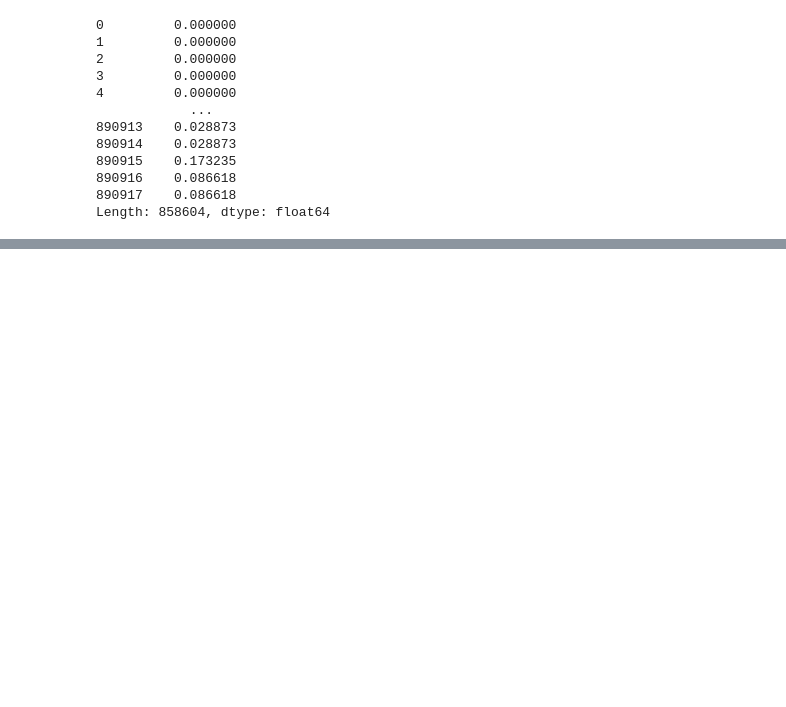
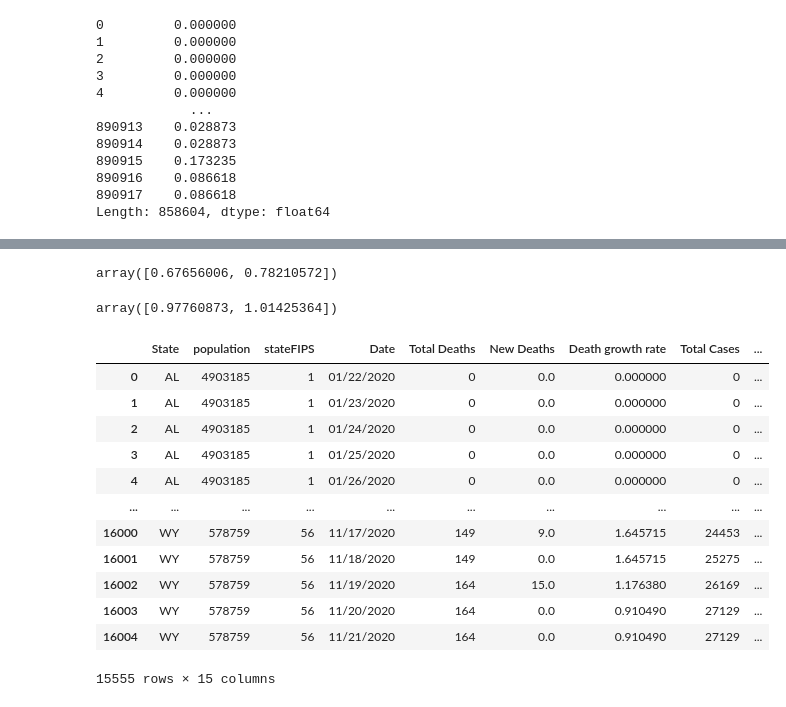
Before and after one commit to Taher-Dohadwala/cs490vis_final, a Jupyter notebook: Untitled.ipynb, the cells around one changed output, grey strips where cells are left out. Cells and saved outputs as stored; diff of their text form; code cells hidden in the pictures; blank space fills up the shorter version.

```diff
--- a/Untitled.ipynb
+++ b/Untitled.ipynb
@@ -1243,0 +1298,26 @@ state_test.to_pickle("final_state_test.gz")
+# %%
+states = pd.read_pickle("final_state_test.gz",compression="gzip")
+# %%
+np.percentile(states['Mobility'], [33, 66])
+# %% [output]
+array([0.67656006, 0.78210572])
+# %%
+np.percentile(states['Case growth rate'], [33, 66])
+# %% [output]
+array([0.97760873, 1.01425364])
+# %%
+states
+# %% [output]
+|  | State | population | stateFIPS | Date | Total Deaths | New Deaths | Death growth rate | Total Cases | ... |
+| 0 | AL | 4903185 | 1 | 01/22/2020 | 0 | 0.0 | 0.000000 | 0 | ... |
+| 1 | AL | 4903185 | 1 | 01/23/2020 | 0 | 0.0 | 0.000000 | 0 | ... |
+| 2 | AL | 4903185 | 1 | 01/24/2020 | 0 | 0.0 | 0.000000 | 0 | ... |
+| 3 | AL | 4903185 | 1 | 01/25/2020 | 0 | 0.0 | 0.000000 | 0 | ... |
+| 4 | AL | 4903185 | 1 | 01/26/2020 | 0 | 0.0 | 0.000000 | 0 | ... |
+| ... | ... | ... | ... | ... | ... | ... | ... | ... | ... |
+| 16000 | WY | 578759 | 56 | 11/17/2020 | 149 | 9.0 | 1.645715 | 24453 | ... |
+| 16001 | WY | 578759 | 56 | 11/18/2020 | 149 | 0.0 | 1.645715 | 25275 | ... |
+| 16002 | WY | 578759 | 56 | 11/19/2020 | 164 | 15.0 | 1.176380 | 26169 | ... |
+| 16003 | WY | 578759 | 56 | 11/20/2020 | 164 | 0.0 | 0.910490 | 27129 | ... |
+| 16004 | WY | 578759 | 56 | 11/21/2020 | 164 | 0.0 | 0.910490 | 27129 | ... |
+15555 rows × 15 columns
```
Also changed, not shown: parts of 11 cells of this notebook, 5 other files.
